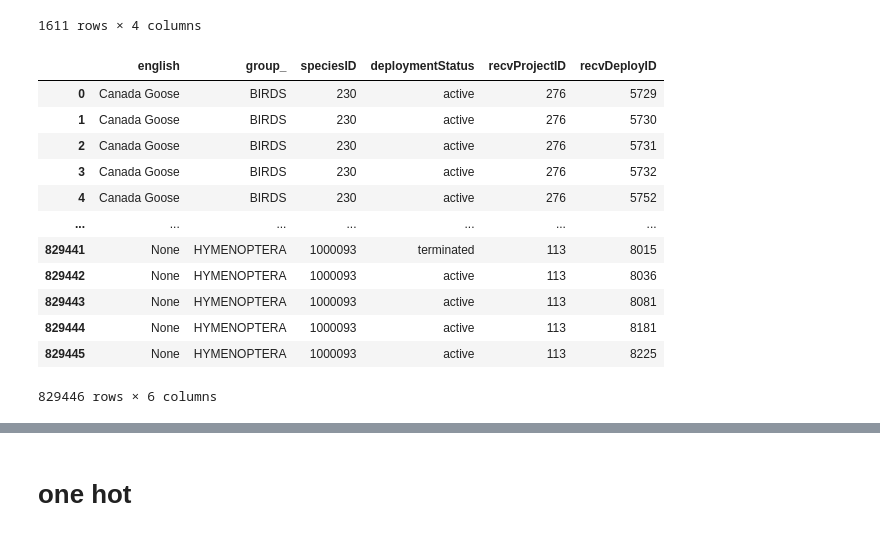
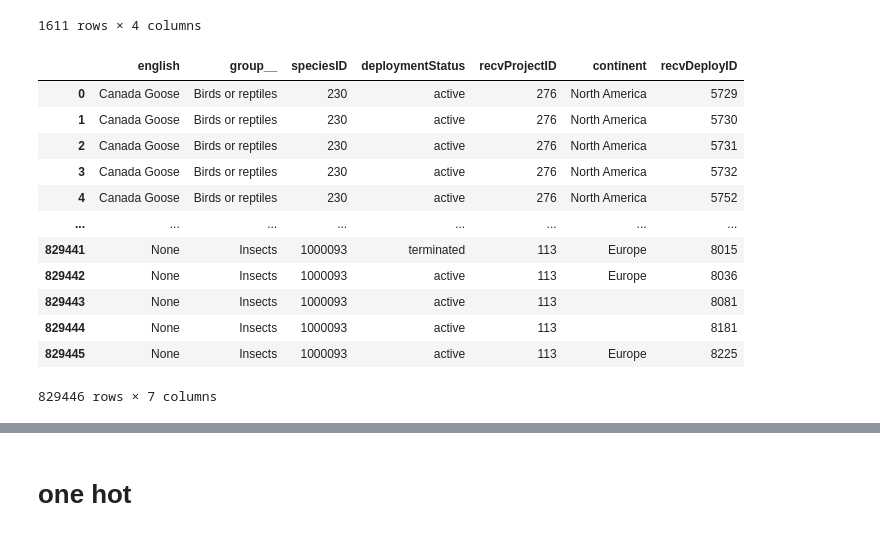
Before and after one commit to poisongrapevine/motustoday, a Jupyter notebook: data mongering.ipynb, the cells around one changed output, grey strips where cells are left out. Saved outputs shown, nothing was run; the diff lists cells and outputs as text; code cells hidden in the pictures.

```diff
--- a/data mongering.ipynb
+++ b/data mongering.ipynb
@@ -578,28 +251,28 @@ data
 # %%
 import pandas as pd
 import sqlite3
 
 con = sqlite3.connect("motus.db")
-tab = pd.read_sql_query('''SELECT english, group_, speciesID,
-                receiver_deployments.deploymentStatus, receiver_deployments.recvProjectID,
+tab = pd.read_sql_query('''SELECT english, group__, speciesID,
+                receiver_deployments.deploymentStatus, receiver_deployments.recvProjectID, continent,
                 receiver_deployments.recvDeployID
 
                 FROM tag_deployments
 JOIN receiver_deployments ON receiver_deployments.recvProjectID = tag_deployments.tagProjectID
 JOIN species ON tag_deployments.speciesID = species.id
 ''', con)
 tab
 # %% [output]
-|  | english | group_ | speciesID | deploymentStatus | recvProjectID | recvDeployID |
-| 0 | Canada Goose | BIRDS | 230 | active | 276 | 5729 |
-| 1 | Canada Goose | BIRDS | 230 | active | 276 | 5730 |
-| 2 | Canada Goose | BIRDS | 230 | active | 276 | 5731 |
-| 3 | Canada Goose | BIRDS | 230 | active | 276 | 5732 |
-| 4 | Canada Goose | BIRDS | 230 | active | 276 | 5752 |
-| ... | ... | ... | ... | ... | ... | ... |
-| 829441 | None | HYMENOPTERA | 1000093 | terminated | 113 | 8015 |
-| 829442 | None | HYMENOPTERA | 1000093 | active | 113 | 8036 |
-| 829443 | None | HYMENOPTERA | 1000093 | active | 113 | 8081 |
-| 829444 | None | HYMENOPTERA | 1000093 | active | 113 | 8181 |
-| 829445 | None | HYMENOPTERA | 1000093 | active | 113 | 8225 |
+|  | english | group__ | speciesID | deploymentStatus | recvProjectID | continent | recvDeployID |
+| 0 | Canada Goose | Birds or reptiles | 230 | active | 276 | North America | 5729 |
+| 1 | Canada Goose | Birds or reptiles | 230 | active | 276 | North America | 5730 |
+| 2 | Canada Goose | Birds or reptiles | 230 | active | 276 | North America | 5731 |
+| 3 | Canada Goose | Birds or reptiles | 230 | active | 276 | North America | 5732 |
+| 4 | Canada Goose | Birds or reptiles | 230 | active | 276 | North America | 5752 |
+| ... | ... | ... | ... | ... | ... | ... | ... |
+| 829441 | None | Insects | 1000093 | terminated | 113 | Europe | 8015 |
+| 829442 | None | Insects | 1000093 | active | 113 | Europe | 8036 |
+| 829443 | None | Insects | 1000093 | active | 113 |  | 8081 |
+| 829444 | None | Insects | 1000093 | active | 113 |  | 8181 |
+| 829445 | None | Insects | 1000093 | active | 113 | Europe | 8225 |
-829446 rows × 6 columns
+829446 rows × 7 columns
```
Also changed, not shown: parts of 75 cells of this notebook, 47 other files.
